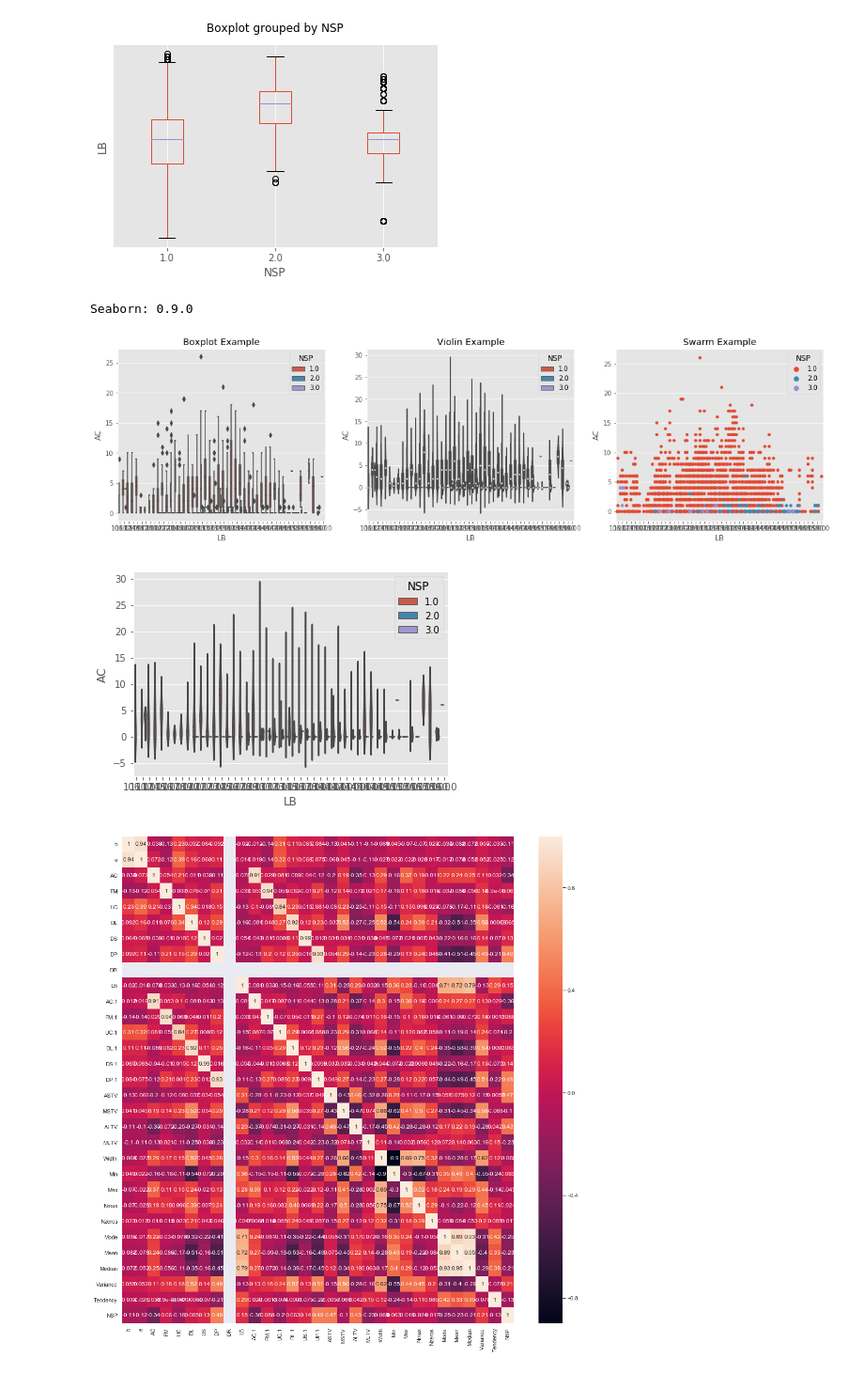
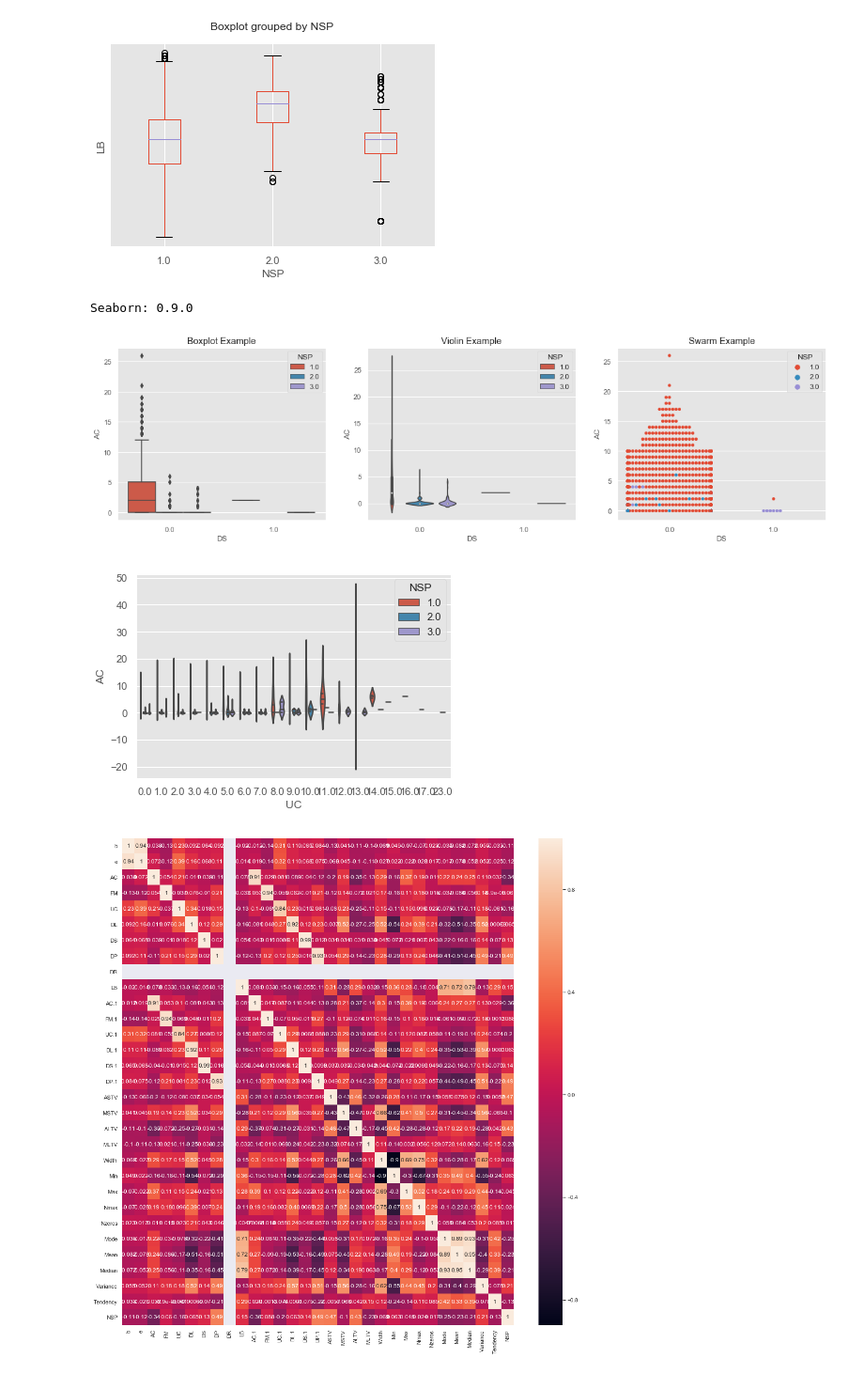
Before and after one commit to QunYex/Machine_Learning_project, a Jupyter notebook: graph.ipynb, the cells around one changed output. Shown at 94% size. Drawn from its saved outputs; the diff is of its cells as text; code cells hidden in the pictures.

```diff
--- a/graph.ipynb
+++ b/graph.ipynb
@@ -1,6 +1,10 @@
 # %%
 import pandas as pd
-df = pd.read_excel(open('CTG.xls','rb'), sheet_name = 'Data')
+df = pd.read_excel(open('data/CTG.xls','rb'), sheet_name = 'Data')
 df = df.iloc[:2126,:]
+del df['Unnamed: 9']
+del df['Unnamed: 31']
+del df['Unnamed: 42']
+del df['Unnamed: 44']
 df
 # %% [output]
@@ -128,7 +140,7 @@ plt.ylabel('LB')
 plt.title('')
 ax.set_yscale('log')
 # %% [output]
-[figure, old version]
+[figure, new version]
 # %%
 import seaborn as sns
 cmap = sns.diverging_palette(220, 10, as_cmap=True) # one of the many color mappings
@@ -139,30 +151,30 @@ Seaborn: 0.9.0
 # %%
 # sns boxplot
 plt.subplots(figsize=(20, 5))
 
 plt.subplot(1,3,1)
-sns.boxplot(x="LB", y="AC", hue="NSP", data=data)
+sns.boxplot(x="DS", y="AC", hue="NSP", data=data)
 plt.title('Boxplot Example')
 
 plt.subplot(1,3,2)
-sns.violinplot(x="LB", y="AC", hue="NSP", data=data)
+sns.violinplot(x="DS", y="AC", hue="NSP", data=data)
 plt.title('Violin Example')
 
 plt.subplot(1,3,3)
-sns.swarmplot(x="LB", y="AC", hue="NSP", data=data)
+sns.swarmplot(x="DS", y="AC", hue="NSP", data=data)
 plt.title('Swarm Example')
 
 plt.show()
 # %% [output]
-[figure, old version]
+[figure, new version]
 # %%
 
-sns.violinplot(x="LB", y="AC", hue="NSP", data=data,
+sns.violinplot(x="UC", y="AC", hue="NSP", data=data,
              inner="quart")
 
 plt.show()
 # %% [output]
-[figure, old version]
+[figure, new version]
 # %%
 cmap = sns.set(style="darkgrid") # one of the many styles to plot using
 
```
Also changed, not shown: parts of 12 cells of this notebook, 5 other files.
